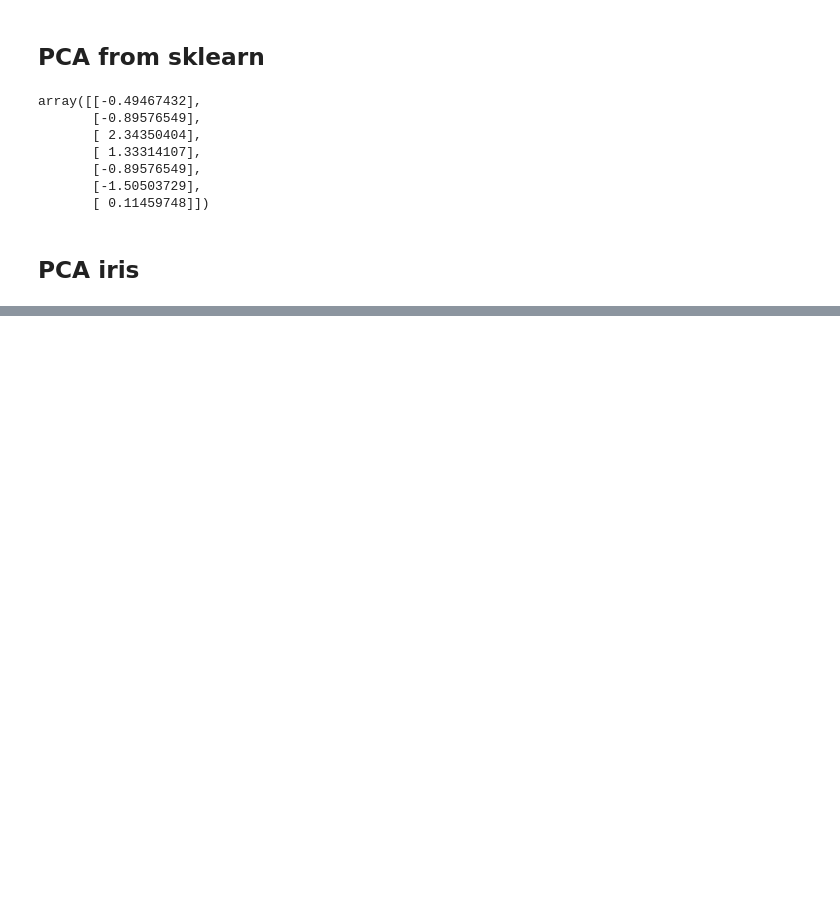
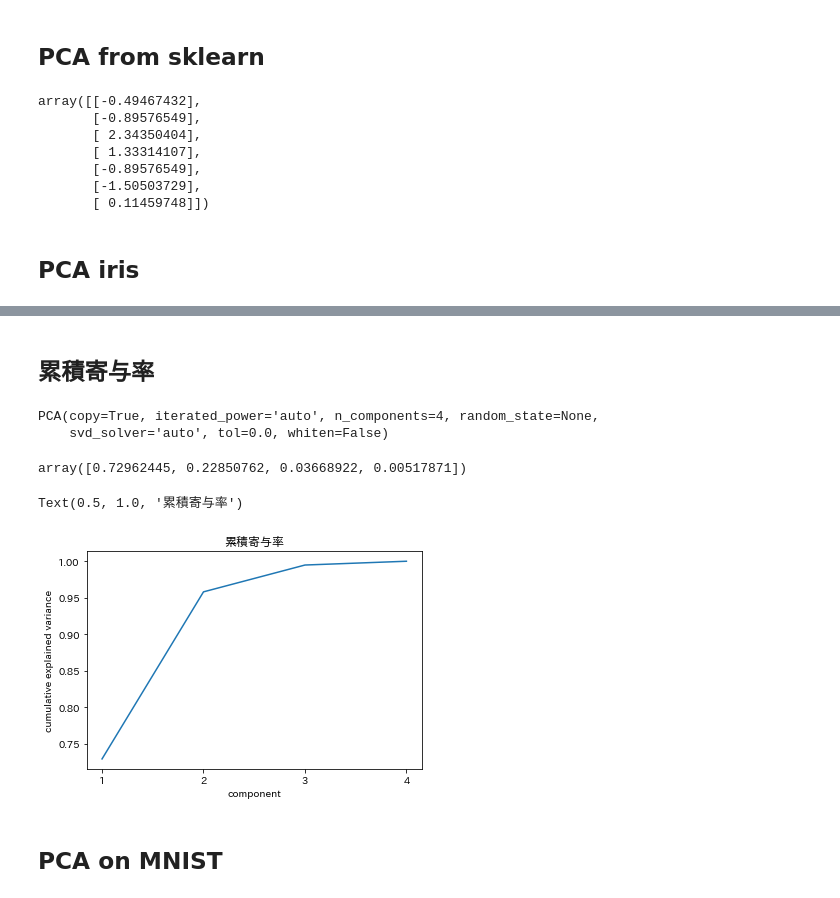
Before and after one commit to takunton/ds, a Jupyter notebook: work/ds_ml/udemy/PCA.ipynb, the cells around one changed output, grey strips where cells are left out. Cells and saved outputs as stored; diff of their text form; code cells hidden in the pictures; blank space fills up the shorter version.

```diff
--- a/work/ds_ml/udemy/PCA.ipynb
+++ b/work/ds_ml/udemy/PCA.ipynb
@@ -88,0 +97,32 @@ sns.scatterplot(x='first_component', y='second_component', hue='species', data=d
+# %% [markdown]
+## 累積寄与率
+# %%
+# pca
+n_components = 4
+pca = PCA(n_components=n_components)
+pca.fit(X_scaled)
+# %% [output]
+PCA(copy=True, iterated_power='auto', n_components=4, random_state=None,
+    svd_solver='auto', tol=0.0, whiten=False)
+# %%
+# 寄与率
+pca.explained_variance_ratio_
+# %% [output]
+array([0.72962445, 0.22850762, 0.03668922, 0.00517871])
+# %%
+# 累積寄与率描画
+x = range(1, n_components + 1)
+y = np.cumsum(pca.explained_variance_ratio_)
+plt.plot(x,y)
+# x軸整数化
+plt.xticks(x)
+# ラベル定義
+plt.xlabel('component')
+plt.ylabel('cumulative explained variance')
+# タイトル
+plt.title('累積寄与率')
+# %% [output]
+Text(0.5, 1.0, '累積寄与率')
+[figure, added]
+# %% [markdown]
+## PCA on MNIST
```
Also changed, not shown: parts of 13 cells of this notebook.
